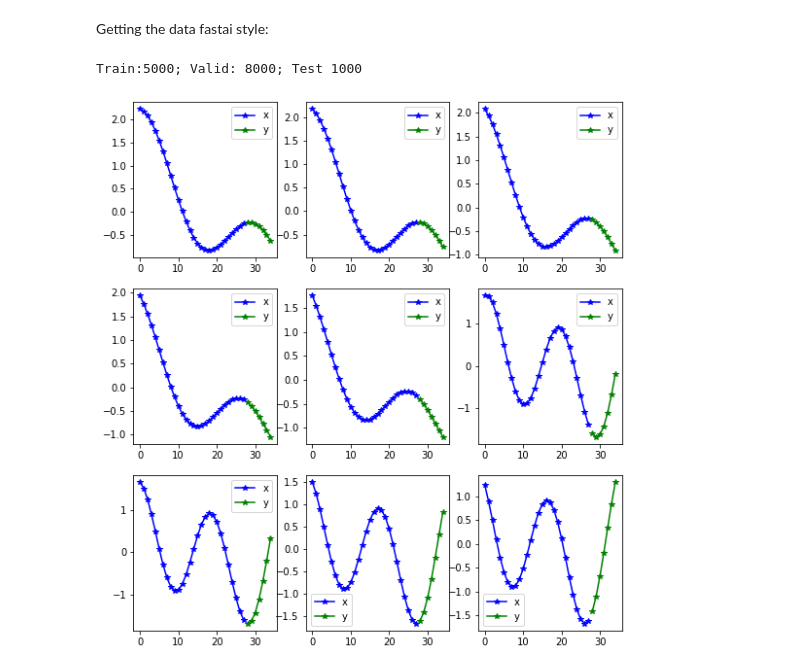
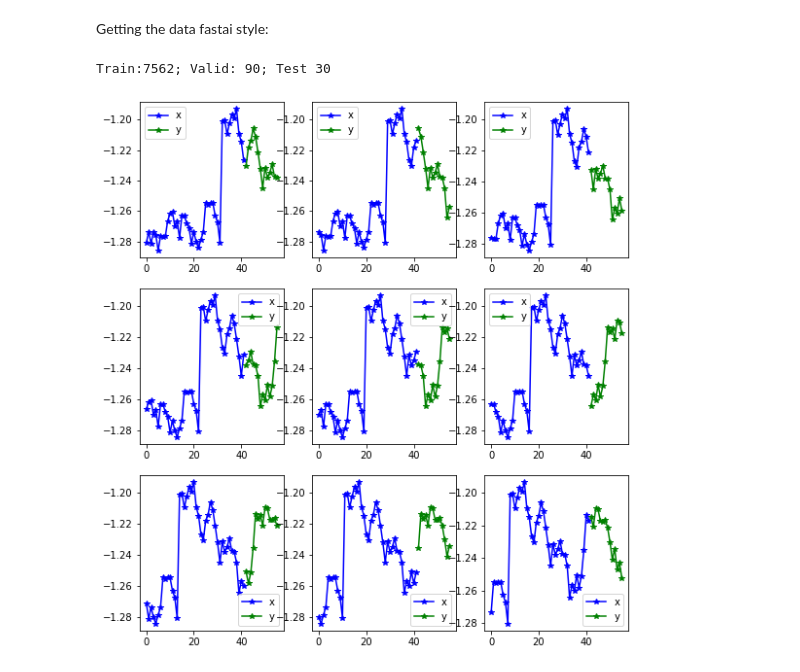
Before and after one commit to takotab/fastseq, a Jupyter notebook: nbs/index.ipynb, the cells around one changed output. Cells and saved outputs as stored; diff of their text form; code cells hidden in the pictures.

```diff
--- a/nbs/index.ipynb
+++ b/nbs/index.ipynb
@@ -17,12 +25,16 @@ from fastseq.models.nbeats import *
 from fastseq.data.external import *
 # %% [markdown]
 Getting the data fastai style:
+# %%
+path = untar_data(URLs.m4_daily)
+data = TSDataBunch.from_folder(path, horizon = 14,nrows = 30,step=3)
+# %% [output]
+Train:7562; Valid: 90; Test 30
 # %%
-items = dummy_data_generator(50, 10, nrows=1000)
-data = TSDataBunch.from_items(items, horizon = 7)
+# items = dummy_data_generator(50, 10, nrows=1000)
+# data = TSDataBunch.from_items(items, horizon = 7)
 data.show_batch()
 # %% [output]
-Train:5000; Valid: 8000; Test 1000
-[figure, old version]
+[figure, new version]
 # %%
 # TODO make custom learner with custom model
```
Also changed, not shown: parts of 10 cells of this notebook, 1 other file.
